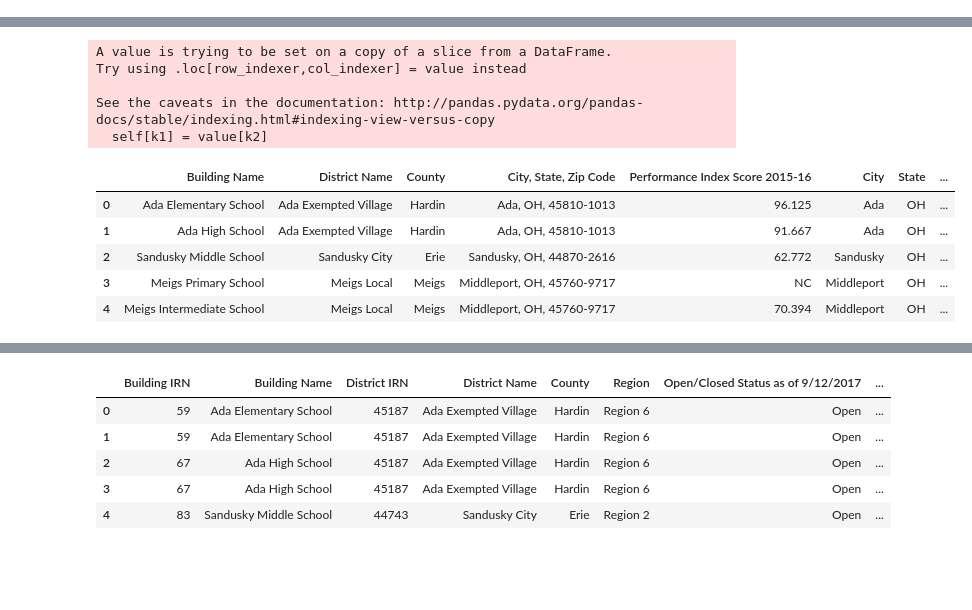
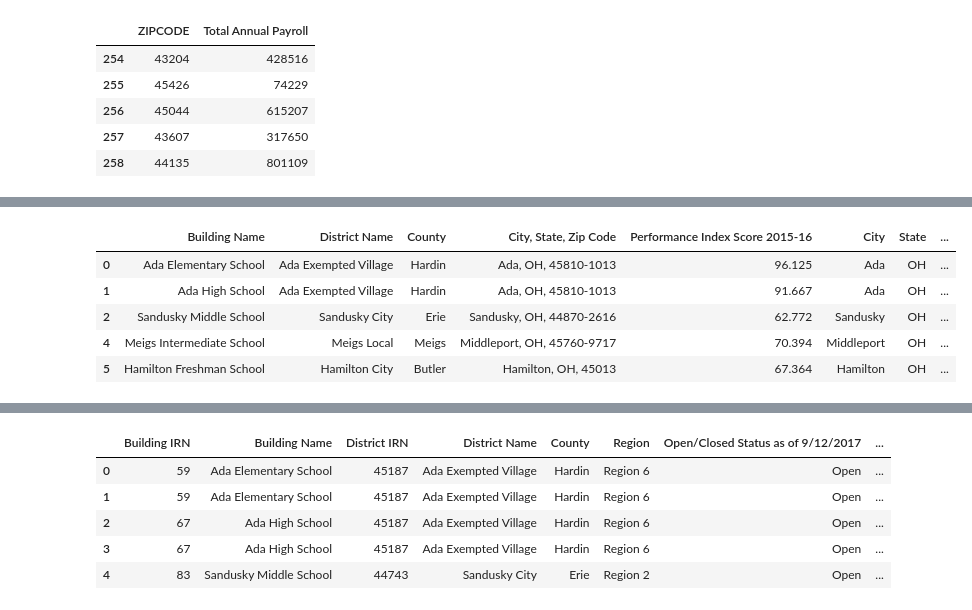
Before and after one commit to Teddi009x/Team_Scholastic_Crush, a Jupyter notebook: TeamScholasticCrush.ipynb, the cells around one changed output, grey strips where cells are left out. Cells and saved outputs as stored; diff of their text form; code cells hidden in the pictures; blank space fills up the shorter version.

```diff
--- a/TeamScholasticCrush.ipynb
+++ b/TeamScholasticCrush.ipynb
@@ -9,3 +178,13 @@ import scipy.stats as stats
+# %%
+charter_payfoll_by_ZIP_df = pd.DataFrame({"ZIPCODE": ZIPCODE2,"Total Annual Payroll": PAYANN2})
+charter_payfoll_by_ZIP_df.tail()
+# %% [output]
+|  | ZIPCODE | Total Annual Payroll |
+| 254 | 43204 | 428516 |
+| 255 | 45426 | 74229 |
+| 256 | 45044 | 615207 |
+| 257 | 43607 | 317650 |
+| 258 | 44135 | 801109 |
 # %%
 csvpath = "Resources/Public_School_Data.csv"
 raw_data = pd.read_csv(csvpath)
@@ -37,19 +216,15 @@ charter_schools_df.head()
 | 4 | Quaker Digital Academy | New Philadelphia City | Tuscarawas | New Philadelphia, OH, 44663-2150 | 54.5 | New Philadelphia | OH | ... |
 # %%
 public_df[["City","State", "Zip Code"]] = public_df["City, State, Zip Code"].str.split(",",expand=True)
+public_df[["Zip Code", "Code+4"]] = public_df["Zip Code"].str.split("-",expand=True)
 public_df.head()
 # %% [output]
-A value is trying to be set on a copy of a slice from a DataFrame.
-Try using .loc[row_indexer,col_indexer] = value instead
-
-See the caveats in the documentation: http://pandas.pydata.org/pandas-docs/stable/indexing.html#indexing-view-versus-copy
-  self[k1] = value[k2]
 |  | Building Name | District Name | County | City, State, Zip Code | Performance Index Score 2015-16 | City | State | ... |
 | 0 | Ada Elementary School | Ada Exempted Village | Hardin | Ada, OH, 45810-1013 | 96.125 | Ada | OH | ... |
 | 1 | Ada High School | Ada Exempted Village | Hardin | Ada, OH, 45810-1013 | 91.667 | Ada | OH | ... |
 | 2 | Sandusky Middle School | Sandusky City | Erie | Sandusky, OH, 44870-2616 | 62.772 | Sandusky | OH | ... |
-| 3 | Meigs Primary School | Meigs Local | Meigs | Middleport, OH, 45760-9717 | NC | Middleport | OH | ... |
 | 4 | Meigs Intermediate School | Meigs Local | Meigs | Middleport, OH, 45760-9717 | 70.394 | Middleport | OH | ... |
+| 5 | Hamilton Freshman School | Hamilton City | Butler | Hamilton, OH, 45013 | 67.364 | Hamilton | OH | ... |
 # %%
 public_df.to_csv("Resources/Public_ZipCode.csv", index=False, header=True)
 # %%
```
Also changed, not shown: parts of 17 cells of this notebook, 6 other files.
